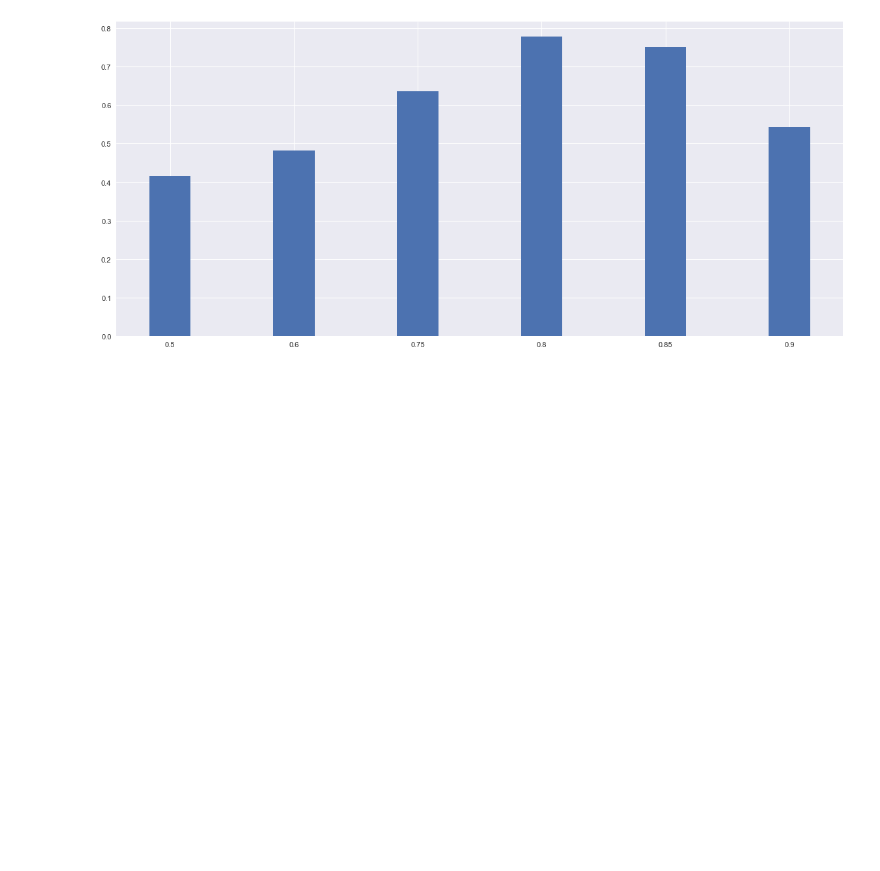
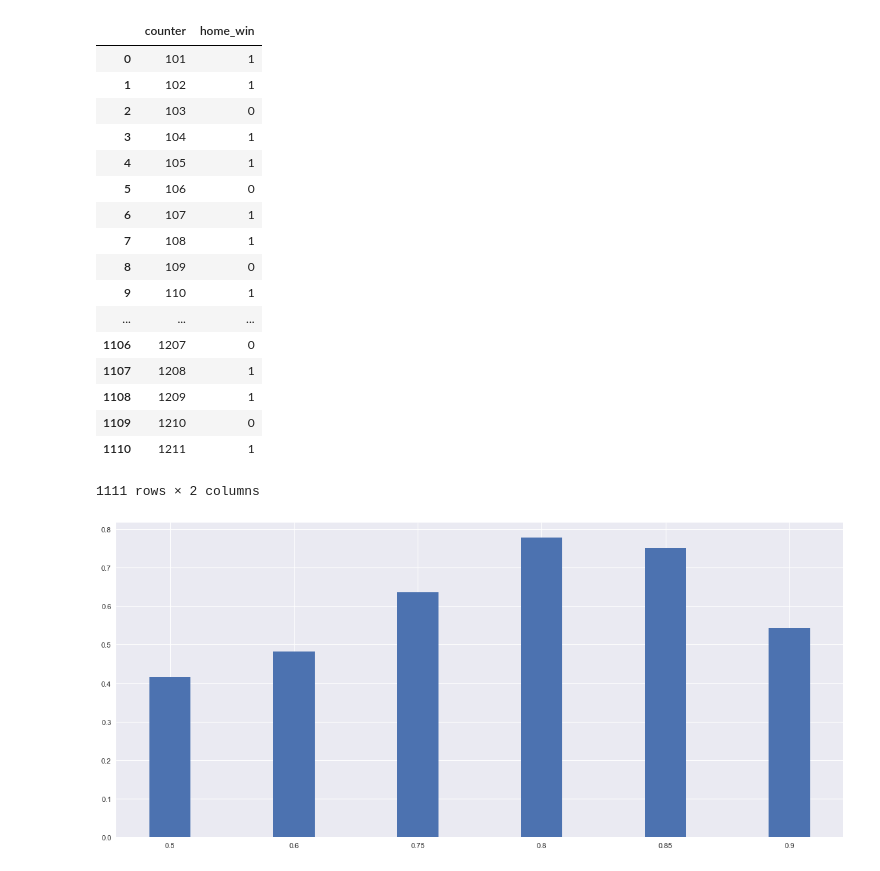
Before and after one commit to laimis/gamepredictions, a Jupyter notebook: train_model.ipynb, the cells around one changed output. Saved outputs shown, nothing was run; the diff lists cells and outputs as text; code cells hidden in the pictures; blank space fills up the shorter version.

```diff
--- a/train_model.ipynb
+++ b/train_model.ipynb
@@ -22,3 +19,24 @@ y_predicted = model.predict(X)
+# %%
+data
+# %% [output]
+|  | counter | home_win |
+| 0 | 101 | 1 |
+| 1 | 102 | 1 |
+| 2 | 103 | 0 |
+| 3 | 104 | 1 |
+| 4 | 105 | 1 |
+| 5 | 106 | 0 |
+| 6 | 107 | 1 |
+| 7 | 108 | 1 |
+| 8 | 109 | 0 |
+| 9 | 110 | 1 |
+| ... | ... | ... |
+| 1106 | 1207 | 0 |
+| 1107 | 1208 | 1 |
+| 1108 | 1209 | 1 |
+| 1109 | 1210 | 0 |
+| 1110 | 1211 | 1 |
+1111 rows × 2 columns
 # %%
 stats = common.confidence_stats(model, X, y)
 
```
Also changed, not shown: parts of 3 cells of this notebook, 4 other files.
